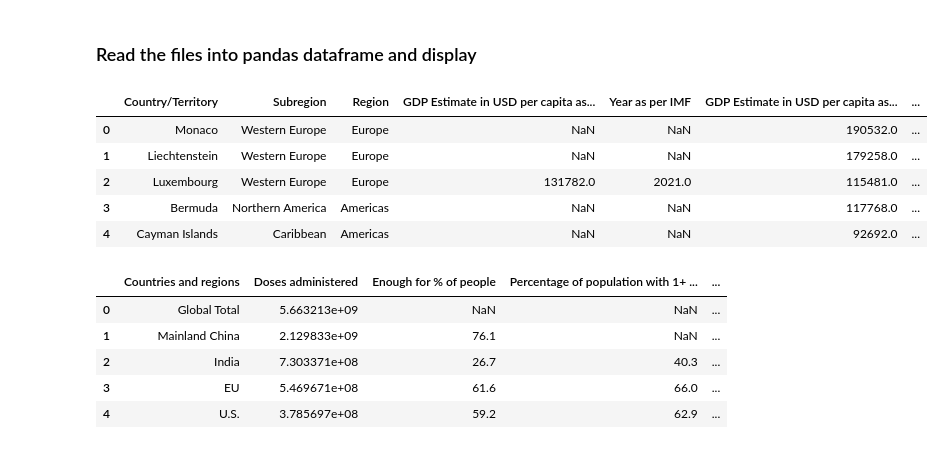
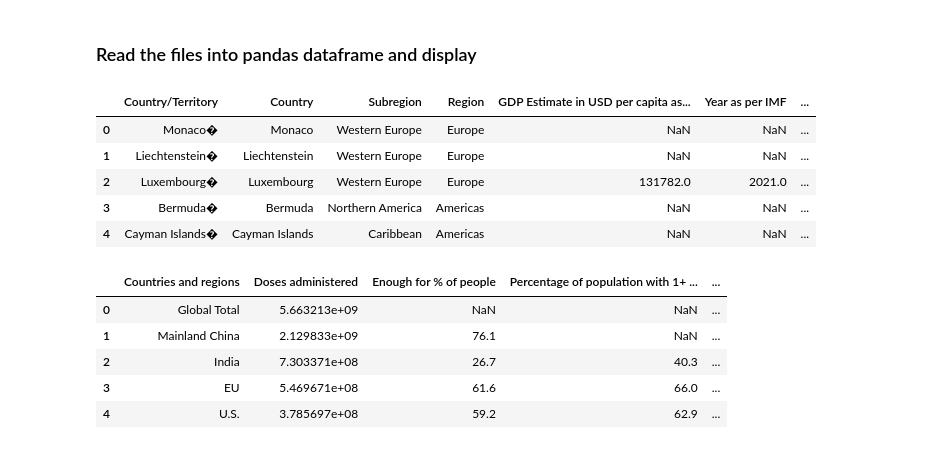
Before and after one commit to TomHOldershaw/Project-2-Group-1, a Jupyter notebook: notebooks/cleaned_dataframe.ipynb, the cells around one changed output. Cells and saved outputs as stored; diff of their text form; code cells hidden in the pictures.

Commit message:
Country name matching

```diff
--- a/notebooks/cleaned_dataframe.ipynb
+++ b/notebooks/cleaned_dataframe.ipynb
@@ -5,15 +5,15 @@ from sqlalchemy import create_engine, inspect
 # %% [markdown]
 ### Read the files into pandas dataframe and display
 # %%
-percapita_df = pd.read_csv("../Resources/GDP_PerCapita.csv", encoding="latin1")
+percapita_df = pd.read_csv("../Resources/GDP_PerCapita2.csv")
 percapita_df.head()
 # %% [output]
-|  | Country/Territory | Subregion | Region | GDP Estimate in USD per capita as... | Year as per IMF | GDP Estimate in USD per capita as... | ... |
-| 0 | Monaco | Western Europe | Europe | NaN | NaN | 190532.0 | ... |
-| 1 | Liechtenstein | Western Europe | Europe | NaN | NaN | 179258.0 | ... |
-| 2 | Luxembourg | Western Europe | Europe | 131782.0 | 2021.0 | 115481.0 | ... |
-| 3 | Bermuda | Northern America | Americas | NaN | NaN | 117768.0 | ... |
-| 4 | Cayman Islands | Caribbean | Americas | NaN | NaN | 92692.0 | ... |
+|  | Country/Territory | Country | Subregion | Region | GDP Estimate in USD per capita as... | Year as per IMF | ... |
+| 0 | Monaco� | Monaco | Western Europe | Europe | NaN | NaN | ... |
+| 1 | Liechtenstein� | Liechtenstein | Western Europe | Europe | NaN | NaN | ... |
+| 2 | Luxembourg� | Luxembourg | Western Europe | Europe | 131782.0 | 2021.0 | ... |
+| 3 | Bermuda� | Bermuda | Northern America | Americas | NaN | NaN | ... |
+| 4 | Cayman Islands� | Cayman Islands | Caribbean | Americas | NaN | NaN | ... |
 # %%
 global_vax_df = pd.read_csv("../Resources/Global_COVID_Vaccination_Tracker.csv")
 global_vax_df.head()
```
Also changed, not shown: parts of 6 cells of this notebook, 2 other files.
